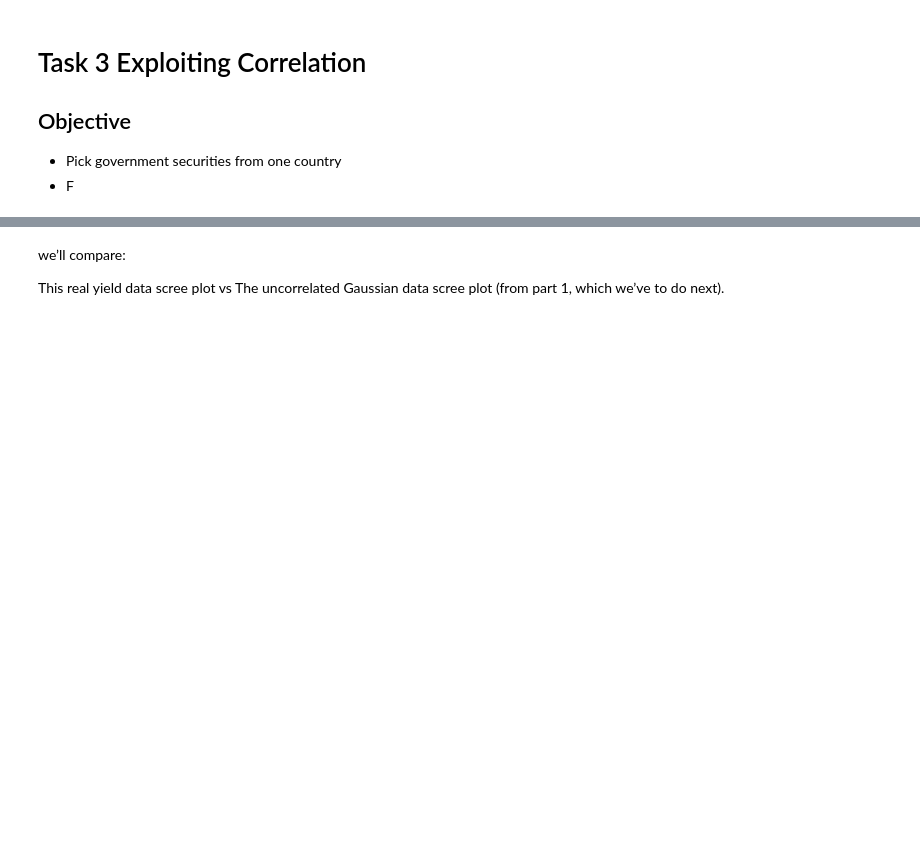
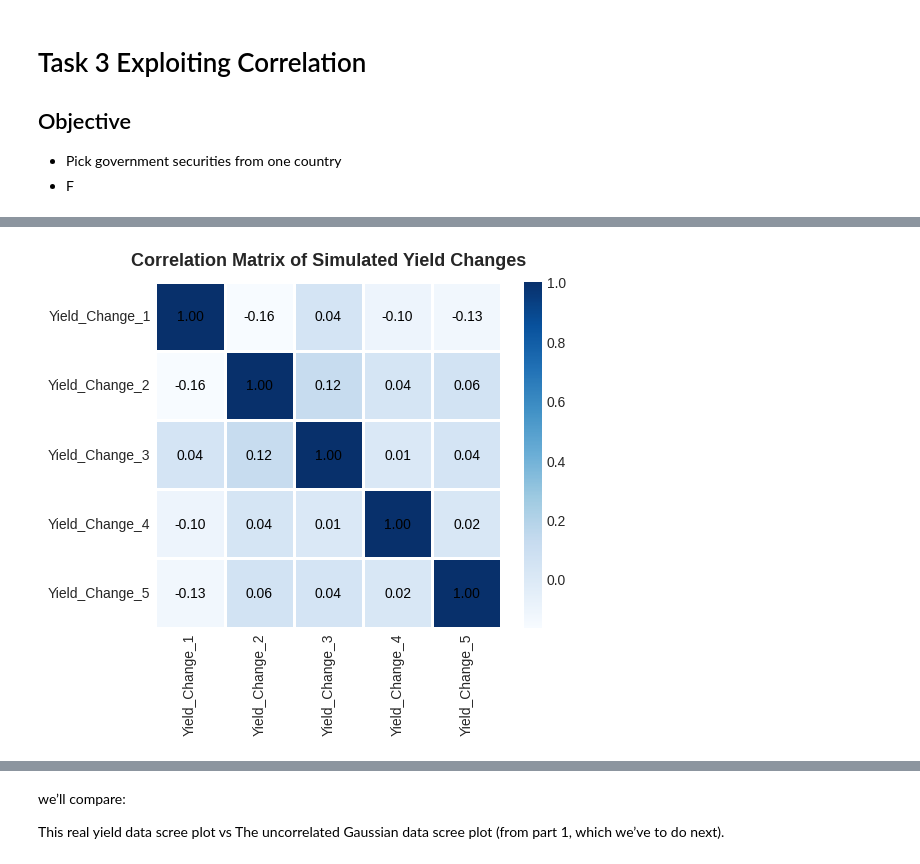
Before and after one commit to adas-quant/mscfe-gwp1-yieldcurve, a Jupyter notebook: notebooks/03_Task3_PCA.ipynb, the cells around one changed output, grey strips where cells are left out. Cells and saved outputs as stored; diff of their text form; code cells hidden in the pictures; blank space fills up the shorter version.

```diff
--- a/notebooks/03_Task3_PCA.ipynb
+++ b/notebooks/03_Task3_PCA.ipynb
@@ -6,0 +12,19 @@
+# %%
+import numpy as np
+import pandas as pd
+
+
+np.random.seed(42)
+
+n_obs = 100
+n_vars = 5
+mean = 0.0
+std_dev = 0.02
+
+data = np.random.normal(loc=mean, scale=std_dev, size=(n_obs, n_vars))
+
+columns = [f"Yield_Change_{i+1}" for i in range(n_vars)]
+df = pd.DataFrame(data, columns=columns)
+
+print("Sample of simulated yield changes:")
+print(df.head(), "\n")
@@ -6,0 +65,26 @@
+# %%
+import matplotlib.pyplot as plt
+import seaborn as sns
+
+correlation_matrix = df.corr()
+
+plt.style.use("seaborn-v0_8-white")
+
+plt.figure(figsize=(6, 5))
+sns.heatmap(
+    correlation_matrix,
+    annot=True,
+    fmt=".2f",
+    cmap="Blues",
+    cbar=True,
+    square=True,
+    linewidths=0.8,
+    linecolor="white",
+    annot_kws={"fontsize": 10, "color": "black"}
+)
+
+plt.title("Correlation Matrix of Simulated Yield Changes", fontsize=13, fontweight="bold", pad=12)
+plt.tight_layout()
+plt.show()
+# %% [output]
+[figure, added]
```
Also changed, not shown: parts of 14 cells of this notebook.
